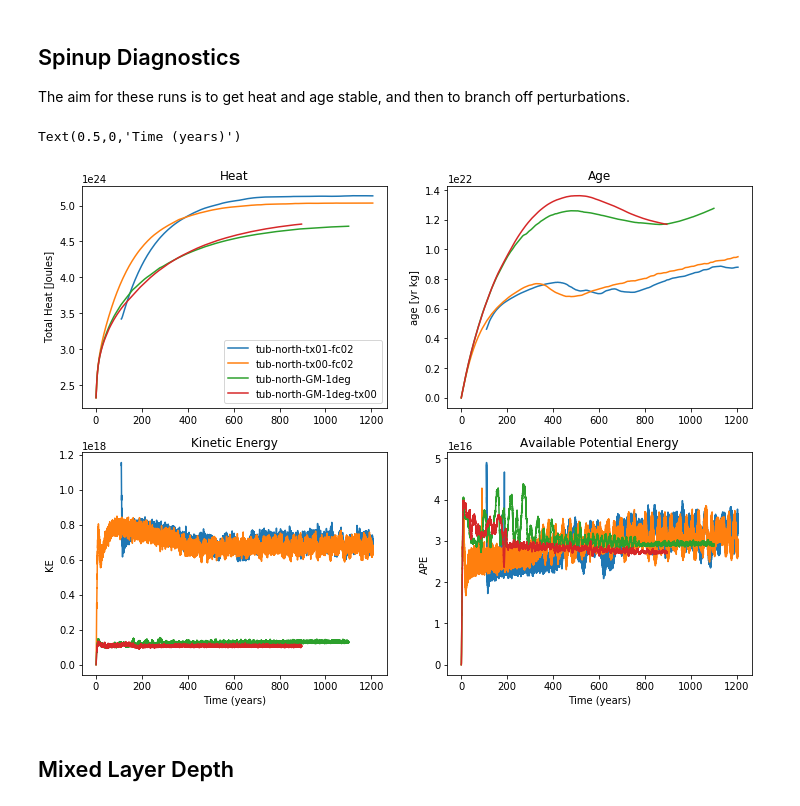
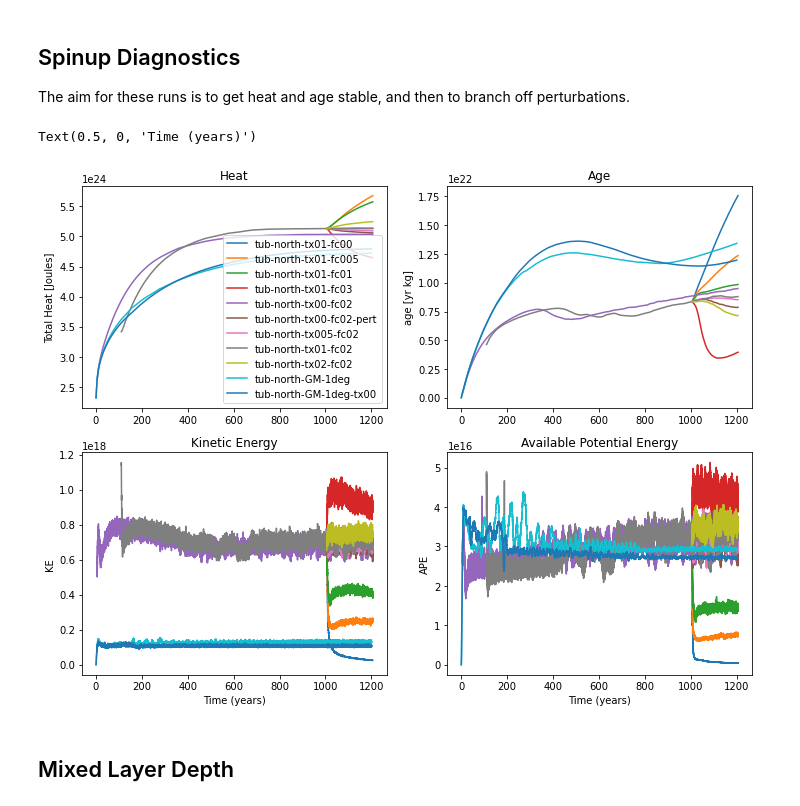
Before and after one commit to AndyHoggANU/tub-north, a Jupyter notebook: ProcessData.ipynb, the cells around one changed output. Saved outputs shown, nothing was run; the diff lists cells and outputs as text; code cells hidden in the pictures.

```diff
--- a/ProcessData.ipynb
+++ b/ProcessData.ipynb
@@ -33,5 +31,5 @@ client
 # %%
-db='/home/157/amh157/tub-north/tub-north.db'
+db='tub-north.db'
 exptdict = OrderedDict([
     ('tx01-fc00',   {'expt':'tub-north-tx01-fc00','start_time':'1100-01-01'}),
     ('tx01-fc005',   {'expt':'tub-north-tx01-fc005','start_time':'1100-01-01'}),
@@ -46,7 +44,7 @@ exptdict = OrderedDict([
     ('GM-tx00',   {'expt':'tub-north-GM-1deg-tx00','start_time':'1100-01-01'})
 ])
 GMkeys = ['GM','GM-tx00']
-processed = '/g/data/v45/amh157/tub-north-processed/'
+processed = '/g/data/v45/amh157/tub-north-processed/data/'
 # %% [markdown]
 ## Database
 Update the database here.
@@ -109,33 +104,33 @@ The aim for these runs is to get heat and age stable, and then to branch off per
 ## Spinups
 fig, ax = plt.subplots(2,2,figsize=(12,9))
 
-for ekey in ['tx01-fc02', 'tx00-fc02','GM','GM-tx00']:
+for ekey in exptdict.keys():#['tx01-fc02', 'tx00-fc02','GM','GM-tx00']:
     expt = exptdict[ekey]['expt']
     darray = xr.open_mfdataset('/g/data/v45/amh157/mom6/archive/'+expt+'/output*/ocean.stats.nc',decode_times=False).Heat
     darray.coords['Time'] = darray.coords['Time']/365
     darray.plot(ax=ax[0,0], label=expt)
 
     darray = xr.open_mfdataset('/g/data/v45/amh157/mom6/archive/'+expt+'/output*/ocean.stats.nc',decode_times=False).age
     darray.coords['Time'] = darray.coords['Time']/365
     darray.plot(ax=ax[0,1],label=expt)
 
     darray = xr.open_mfdataset('/g/data/v45/amh157/mom6/archive/'+expt+'/output*/ocean.stats.nc',decode_times=False).KE
     darray.coords['Time'] = darray.coords['Time']/365
     darray.sum('Layer').plot(ax=ax[1,0],label=expt)
 
     darray = xr.open_mfdataset('/g/data/v45/amh157/mom6/archive/'+expt+'/output*/ocean.stats.nc',decode_times=False).APE
     darray.coords['Time'] = darray.coords['Time']/365
     darray.sum('Interface').plot(ax=ax[1,1], label=expt)
 
 ax[0,0].set_title('Heat')
 ax[0,0].legend()
 ax[0,0].set_xlabel('')
 ax[0,1].set_title('Age')
 ax[0,1].set_xlabel('')
 ax[1,0].set_title('Kinetic Energy')
 ax[1,0].set_xlabel('Time (years)')
 ax[1,1].set_title('Available Potential Energy')
 ax[1,1].set_xlabel('Time (years)')
 # %% [output]
-Text(0.5,0,'Time (years)')
+Text(0.5, 0, 'Time (years)')
-[figure, old version]
+[figure, new version]
```
Also changed, not shown: parts of 9 cells of this notebook, 2 other files.
